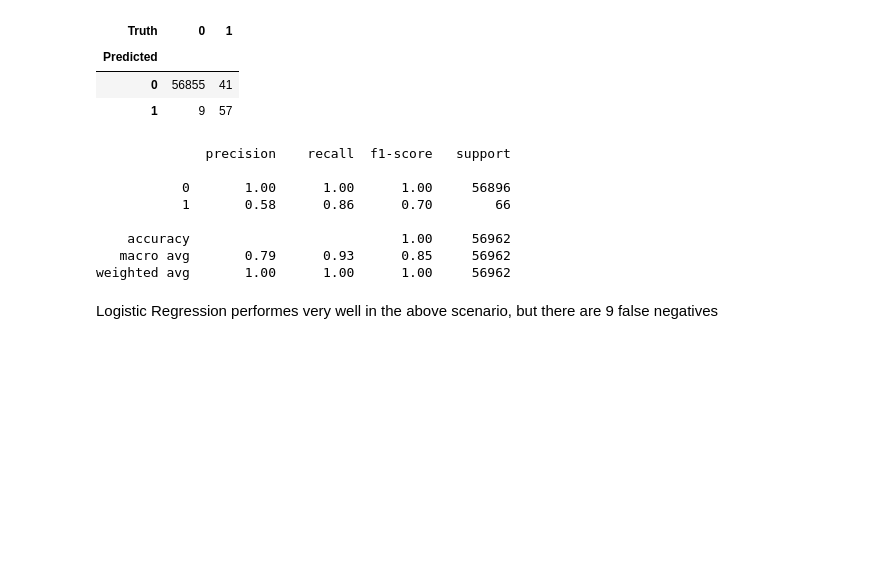
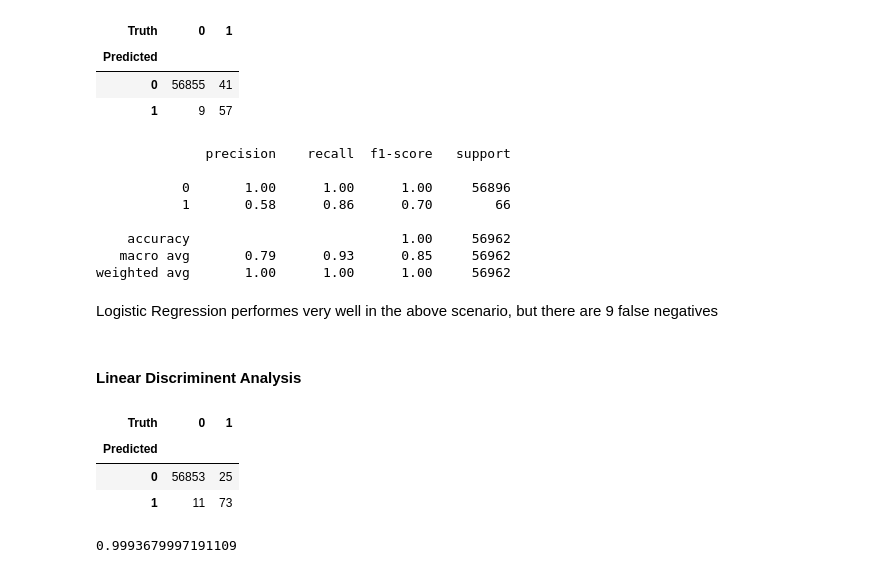
Before and after one commit to ChirasthiT/CreditCard-Fraud-Analysis-Detection-Python, a Jupyter notebook: credit_card_analysis.ipynb, the cells around one changed output. Cells and saved outputs as stored; diff of their text form; code cells hidden in the pictures; blank space fills up the shorter version.

```diff
--- a/credit_card_analysis.ipynb
+++ b/credit_card_analysis.ipynb
@@ -209,3 +210,18 @@ print(classification_report(LR_predictions, y_test))
 weighted avg       1.00      1.00      1.00     56962
 # %% [markdown]
 Logistic Regression performes very well in the above scenario, but there are 9 false negatives
+# %% [markdown]
+#### Linear Discriminent Analysis
+# %%
+lda = LDA()
+lda_pred = lda.fit(X_train, y_train).predict(X_test)
+confusion_table(lda_pred, y_test)
+# %% [output]
+| Truth | 0 | 1 |
+| Predicted |  |  |
+| 0 | 56853 | 25 |
+| 1 | 11 | 73 |
+# %%
+accuracy_score(lda_pred, y_test)
+# %% [output]
+0.9993679997191109
```
Also changed, not shown: parts of 11 cells of this notebook.
